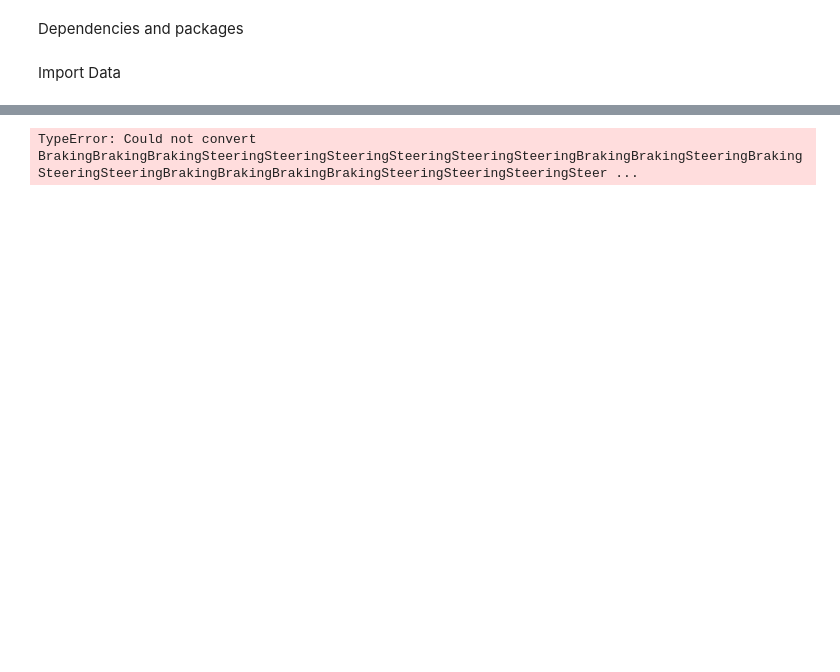
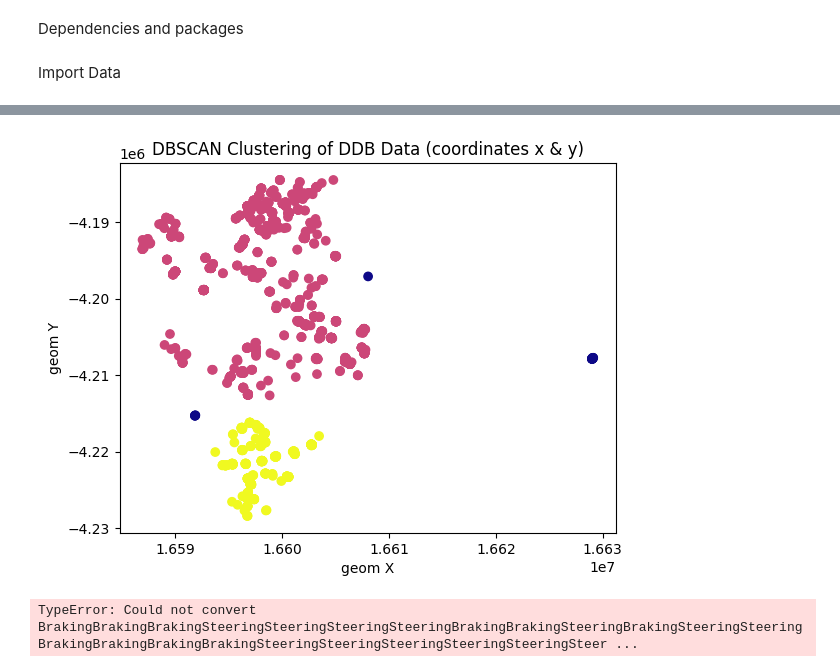
Before and after one commit to tylershienlim/python-CompassIoT-Capstone, a Jupyter notebook: DD_graph-v2-13657919.ipynb, the cells around one changed output, grey strips where cells are left out. Drawn from its saved outputs; the diff is of its cells as text; code cells hidden in the pictures; blank space fills up the shorter version.

```diff
--- a/DD_graph-v2-13657919.ipynb
+++ b/DD_graph-v2-13657919.ipynb
@@ -69,0 +162,23 @@ ddb['location_cluster'] = kmeans_location.fit(locations)
+# %%
+# Set up the DBSCAN clustering
+
+# value set based on k-distance graph curve
+epsilon = 3500
+
+# value set based on k-distance graph and desired cluster size/density
+min_samples = 20
+
+dbscan = DBSCAN(eps=epsilon, min_samples=min_samples, metric='euclidean').fit(ddb_coordinates)
+cluster_labels = dbscan.fit_predict(ddb_coordinates)
+# %%
+"""
+https://www.section.io/engineering-education/dbscan-clustering-in-python/
+"""
+#Plot DBSCAN clustering of clusters
+plt.scatter(ddb_coordinates[:, 0], ddb_coordinates[:, 1], c=cluster_labels, cmap="plasma")
+plt.xlabel("geom X")
+plt.ylabel("geom Y")
+plt.title('DBSCAN Clustering of DDB Data (coordinates x & y)')
+plt.show()
+# %% [output]
+[figure, added]
@@ -70,13 +188,10 @@ ddb['location_cluster'] = kmeans_location.fit(locations)
 # %%
-#Step 2 Group/cluster Xacc, Yacc, Classification
-# Group or cluster 'x-acceleration' within the location clusters
-ddb['x_acc_cluster'] = ddb.groupby('location_cluster')['xacc'].transform('mean')
+# Group or cluster features within the location clusters
+ddb['mean_x_acc'] = ddb.groupby('ddb_cluster')['xacc'].transform('mean')
 
-# Group or cluster 'y-acceleration' within the location clusters
-ddb['y_acc_cluster'] = ddb.groupby('location_cluster')['yacc'].transform('mean')
+ddb['mean_y_acc'] = ddb.groupby('ddb_cluster')['yacc'].transform('mean')
 
-# Group or cluster 'classification' within the location clusters (you can use other aggregation functions)
-ddb['classification_cluster'] = ddb.groupby('location_cluster')['classification'].transform('mean')
+ddb['mean_classification'] = ddb.groupby('ddb_cluster')['classification'].transform('mean')
 # %% [output]
-TypeError: Could not convert BrakingBrakingBrakingSteeringSteeringSteeringSteeringSteeringSteeringBrakingBrakingSteeringBrakingSteeringSteeringBrakingBrakingBrakingBrakingSteeringSteeringSteeringSteer ...
+TypeError: Could not convert BrakingBrakingBrakingSteeringSteeringSteeringSteeringBrakingBrakingSteeringBrakingSteeringSteeringBrakingBrakingBrakingBrakingSteeringSteeringSteeringSteeringSteeringSteer ...
 # %%
```
Also changed, not shown: parts of 32 cells of this notebook, 1 other file.
